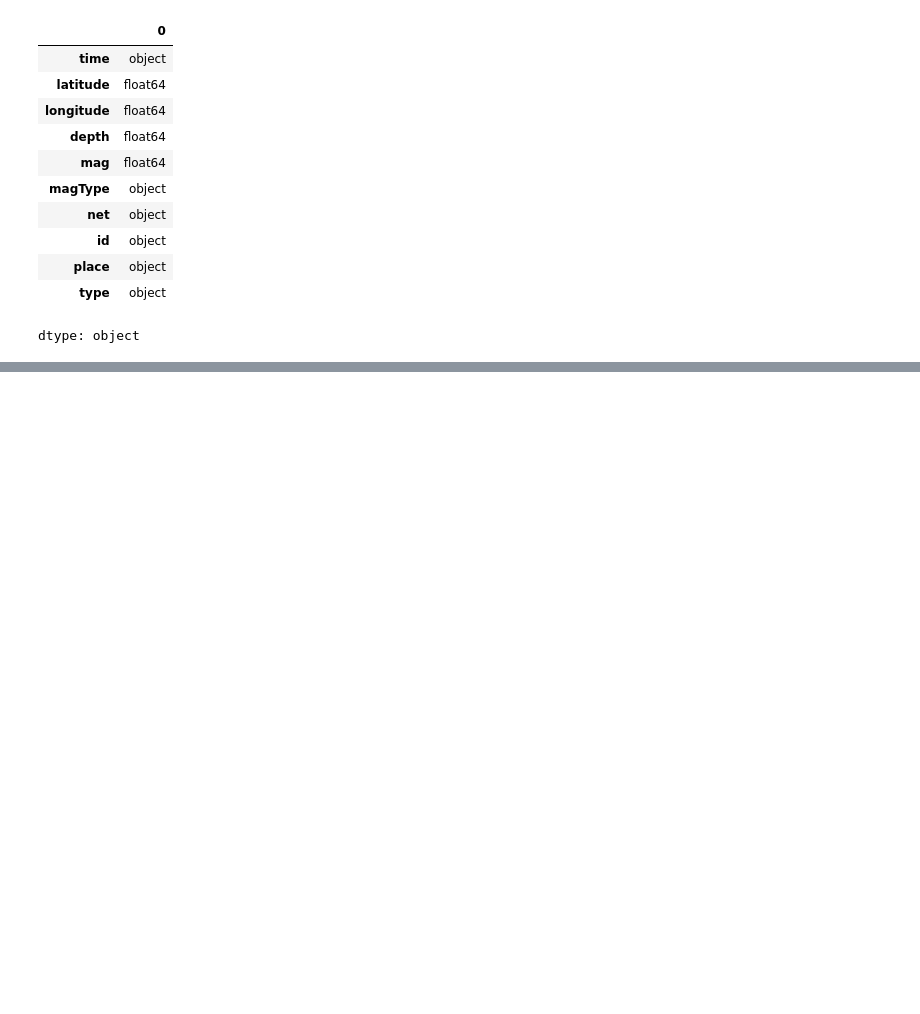
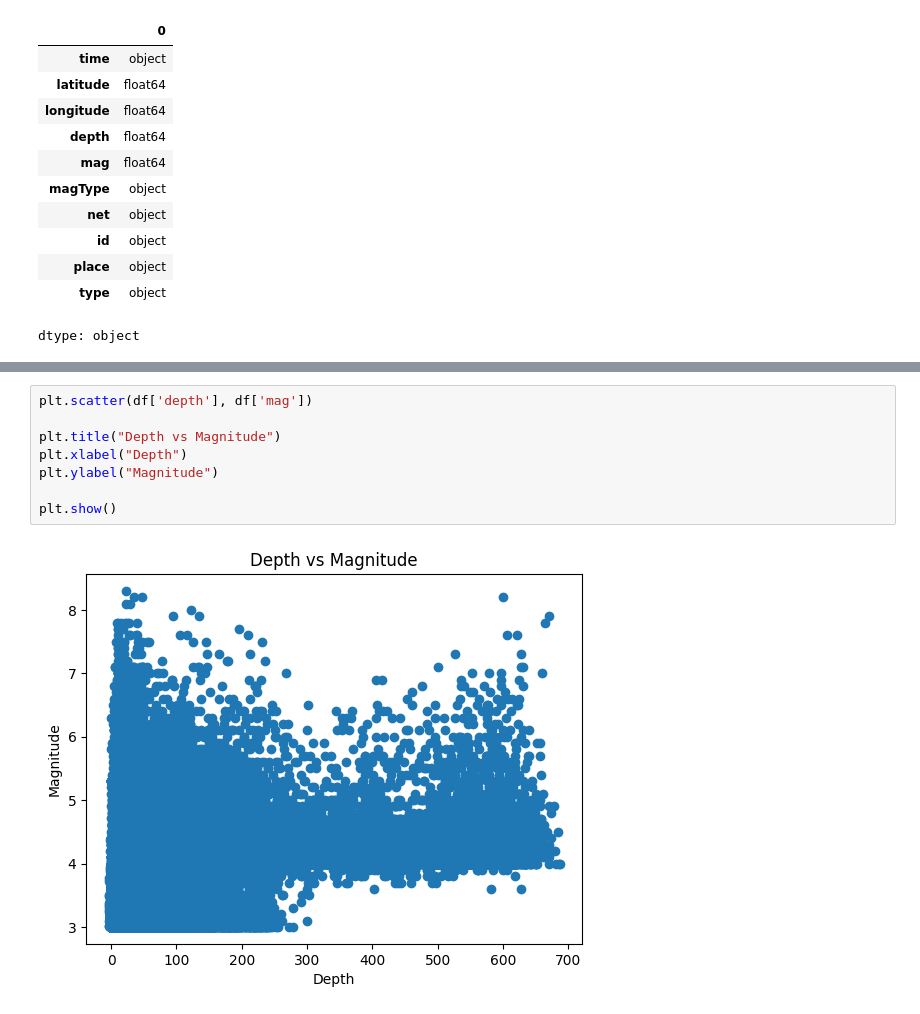
Before and after one commit to CameronKoP4/earthquake-dataset-analysis, a Jupyter notebook: Earthquakes_Dataset.ipynb, the cells around one changed output, grey strips where cells are left out. Drawn from its saved outputs; the diff is of its cells as text; blank space fills up the shorter version.

```diff
--- a/Earthquakes_Dataset.ipynb
+++ b/Earthquakes_Dataset.ipynb
@@ -74,0 +86,10 @@ dtype: object
+# %%
+plt.scatter(df['depth'], df['mag'])
+
+plt.title("Depth vs Magnitude")
+plt.xlabel("Depth")
+plt.ylabel("Magnitude")
+
+plt.show()
+# %% [output]
+[figure, added]
```
Also changed, not shown: parts of 6 cells of this notebook.
